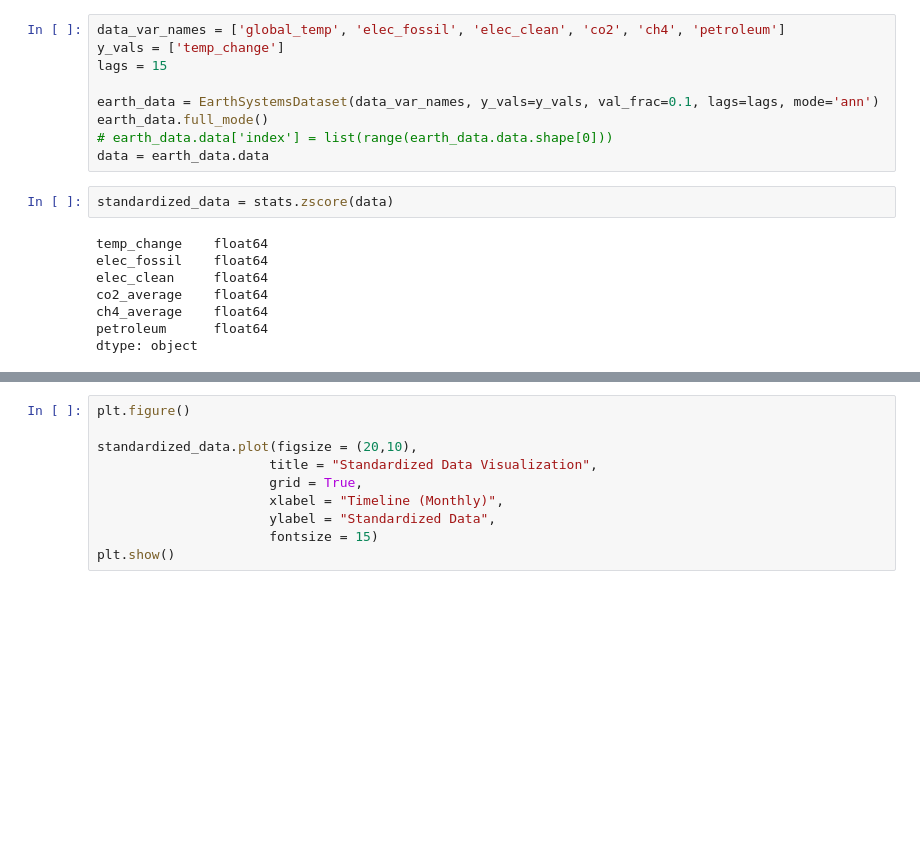
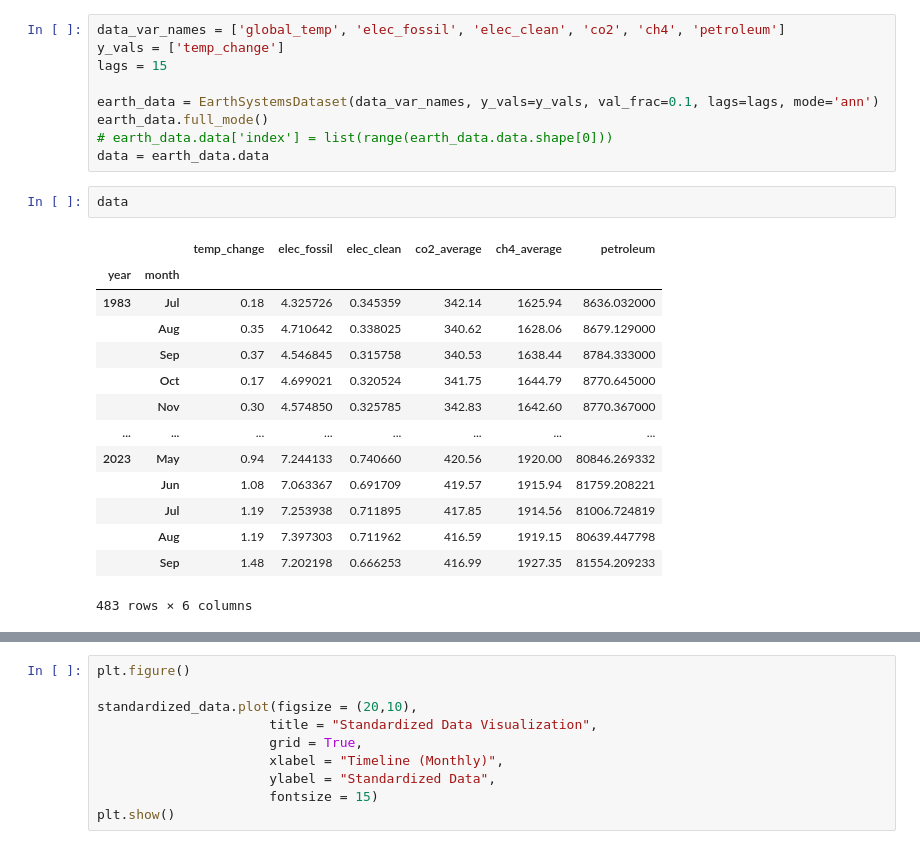
Before and after one commit to HomKeen/DSC180B-Q2-Capstone, a Jupyter notebook: scripts/data_vis.ipynb, the cells around one changed output, grey strips where cells are left out. Cells and saved outputs as stored; diff of their text form; blank space fills up the shorter version.

```diff
--- a/scripts/data_vis.ipynb
+++ b/scripts/data_vis.ipynb
@@ -14,14 +14,20 @@ earth_data = EarthSystemsDataset(data_var_names, y_vals=y_vals, val_frac=0.1, la
 earth_data.full_mode()
 # earth_data.data['index'] = list(range(earth_data.data.shape[0]))
 data = earth_data.data
-# %%
-standardized_data = stats.zscore(data)
 # %%
+data
 # %% [output]
+|  |  | temp_change | elec_fossil | elec_clean | co2_average | ch4_average | petroleum |
+| year | month |  |  |  |  |  |  |
+| 1983 | Jul | 0.18 | 4.325726 | 0.345359 | 342.14 | 1625.94 | 8636.032000 |
+|  | Aug | 0.35 | 4.710642 | 0.338025 | 340.62 | 1628.06 | 8679.129000 |
+|  | Sep | 0.37 | 4.546845 | 0.315758 | 340.53 | 1638.44 | 8784.333000 |
+|  | Oct | 0.17 | 4.699021 | 0.320524 | 341.75 | 1644.79 | 8770.645000 |
+|  | Nov | 0.30 | 4.574850 | 0.325785 | 342.83 | 1642.60 | 8770.367000 |
+| ... | ... | ... | ... | ... | ... | ... | ... |
+| 2023 | May | 0.94 | 7.244133 | 0.740660 | 420.56 | 1920.00 | 80846.269332 |
+|  | Jun | 1.08 | 7.063367 | 0.691709 | 419.57 | 1915.94 | 81759.208221 |
+|  | Jul | 1.19 | 7.253938 | 0.711895 | 417.85 | 1914.56 | 81006.724819 |
+|  | Aug | 1.19 | 7.397303 | 0.711962 | 416.59 | 1919.15 | 80639.447798 |
+|  | Sep | 1.48 | 7.202198 | 0.666253 | 416.99 | 1927.35 | 81554.209233 |
-temp_change    float64
-elec_fossil    float64
-elec_clean     float64
-co2_average    float64
-ch4_average    float64
-petroleum      float64
-dtype: object
+483 rows × 6 columns
```
Also changed, not shown: parts of 4 cells of this notebook, 2 other files.
